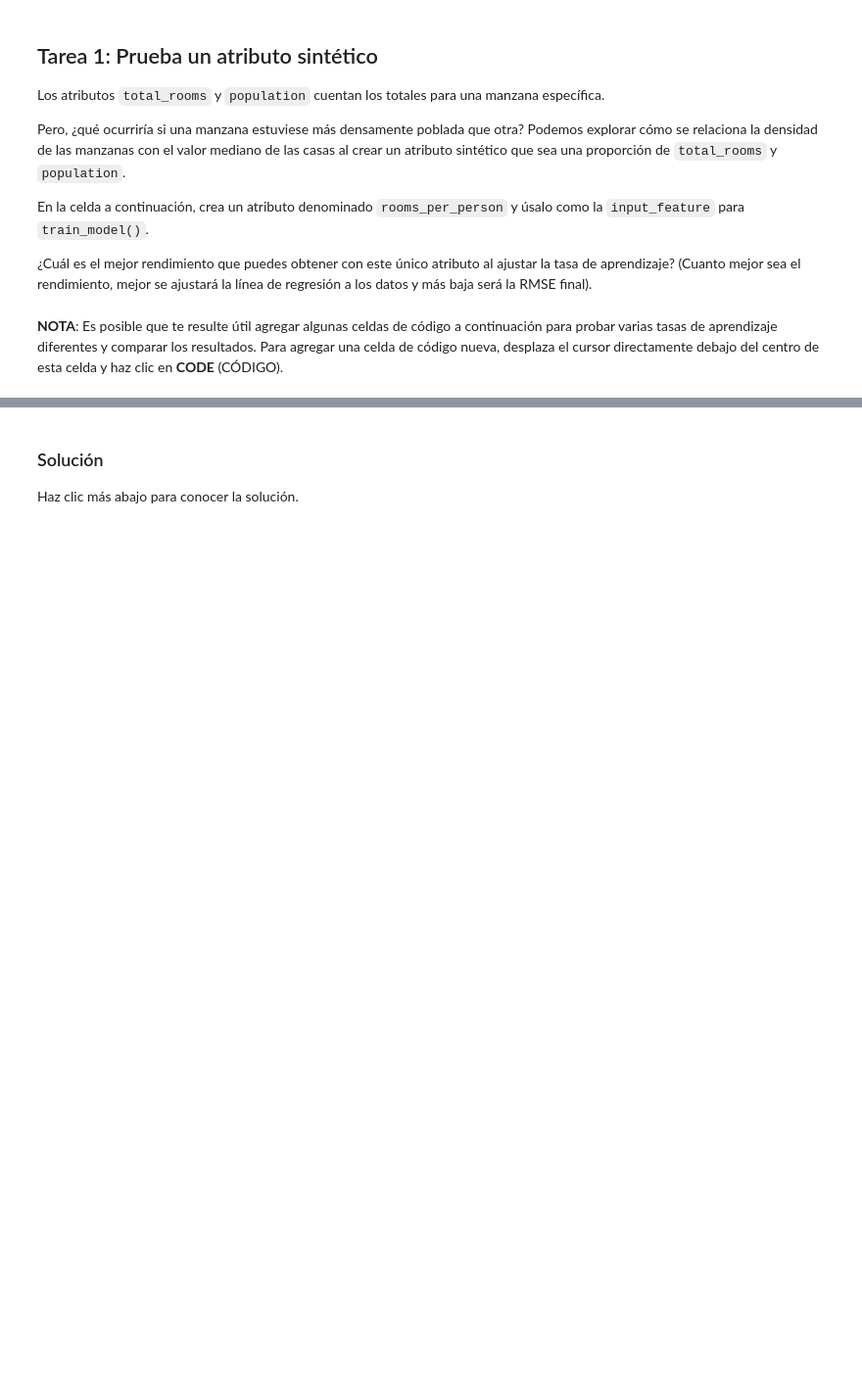
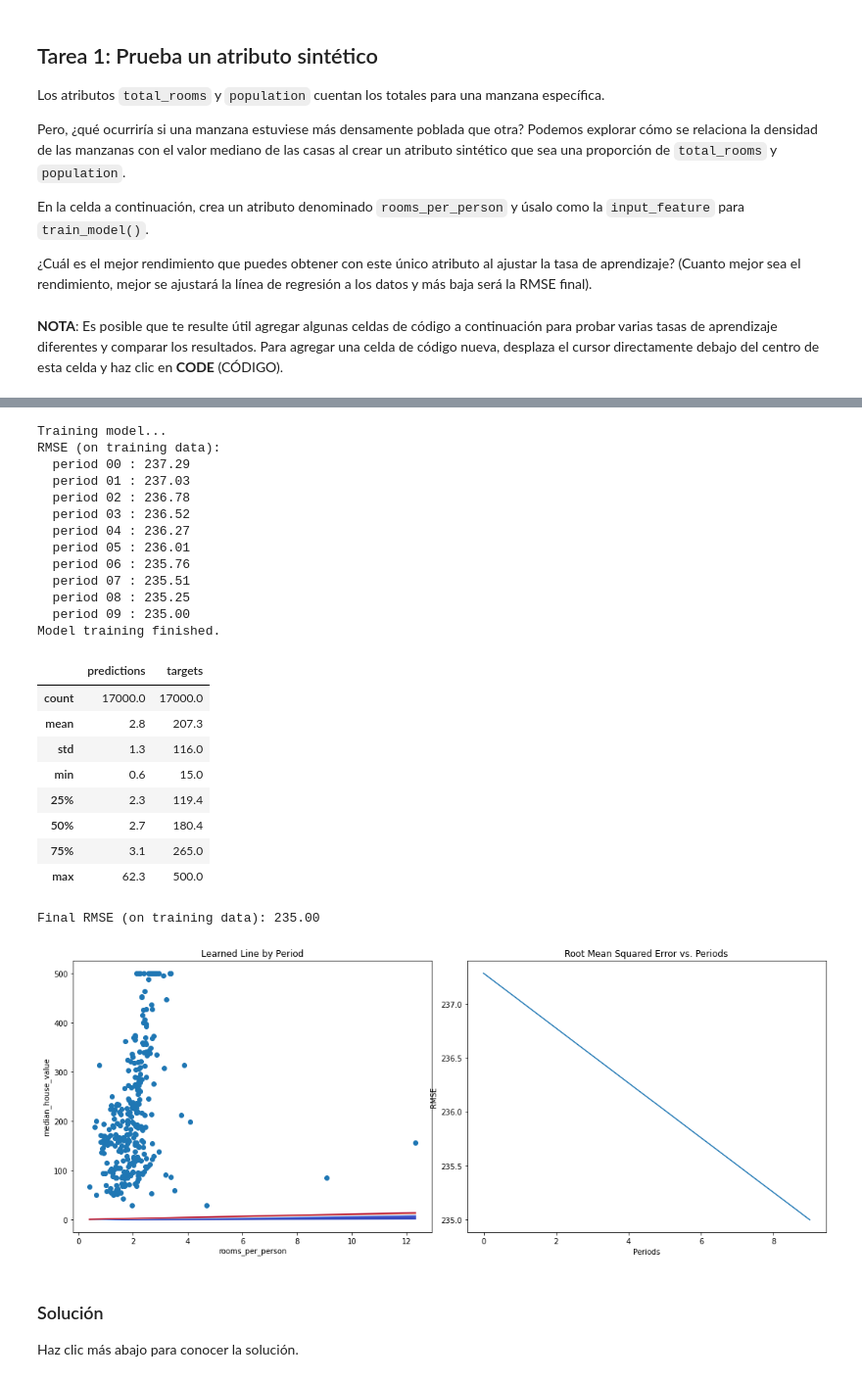
Before and after one commit to smusolino/tensorflow-course, a Jupyter notebook: synthetic_features_and_outliers.ipynb, the cells around one changed output, grey strips where cells are left out. Shown: that part at 98% size. Drawn from its saved outputs; the diff is of its cells as text; code cells hidden in the pictures; blank space fills up the shorter version.

```diff
--- a/synthetic_features_and_outliers.ipynb
+++ b/synthetic_features_and_outliers.ipynb
@@ -199,3 +214,8 @@ En la celda a continuación, crea un atributo denominado `rooms_per_person` y ú
 ¿Cuál es el mejor rendimiento que puedes obtener con este único atributo al ajustar la tasa de aprendizaje? (Cuanto mejor sea el rendimiento, mejor se ajustará la línea de regresión a los datos y más baja será la RMSE final).
 # %% [markdown]
  **NOTA**: Es posible que te resulte útil agregar algunas celdas de código a continuación para probar varias tasas de aprendizaje diferentes y comparar los resultados. Para agregar una celda de código nueva, desplaza el cursor directamente debajo del centro de esta celda y haz clic en **CODE** (CÓDIGO).
+# %%
+rooms_per_person = california_housing_dataframe["total_rooms"] / california_housing_dataframe["population"]
+
+california_housing_dataframe["rooms_per_person"] = pd.Series(rooms_per_person)
+california_housing_dataframe
@@ -202,15 +236,39 @@ En la celda a continuación, crea un atributo denominado `rooms_per_person` y ú
 # %%
-#
-# YOUR CODE HERE
-#
-california_housing_dataframe["rooms_per_person"] =
+rooms_per_person = california_housing_dataframe["total_rooms"] / california_housing_dataframe["population"]
+
+california_housing_dataframe["rooms_per_person"] = pd.Series(rooms_per_person)
 
 calibration_data = train_model(
-    learning_rate=0.00005,
+    learning_rate=0.0005,
     steps=500,
     batch_size=5,
     input_feature="rooms_per_person"
 )
+# %% [output]
+Training model...
+RMSE (on training data):
+  period 00 : 237.29
+  period 01 : 237.03
+  period 02 : 236.78
+  period 03 : 236.52
+  period 04 : 236.27
+  period 05 : 236.01
+  period 06 : 235.76
+  period 07 : 235.51
+  period 08 : 235.25
+  period 09 : 235.00
+Model training finished.
+|  | predictions | targets |
+| count | 17000.0 | 17000.0 |
+| mean | 2.8 | 207.3 |
+| std | 1.3 | 116.0 |
+| min | 0.6 | 15.0 |
+| 25% | 2.3 | 119.4 |
+| 50% | 2.7 | 180.4 |
+| 75% | 3.1 | 265.0 |
+| max | 62.3 | 500.0 |
+Final RMSE (on training data): 235.00
+[figure, added]
 # %% [markdown]
  ### Solución
 
```
Also changed, not shown: parts of 10 cells of this notebook.
